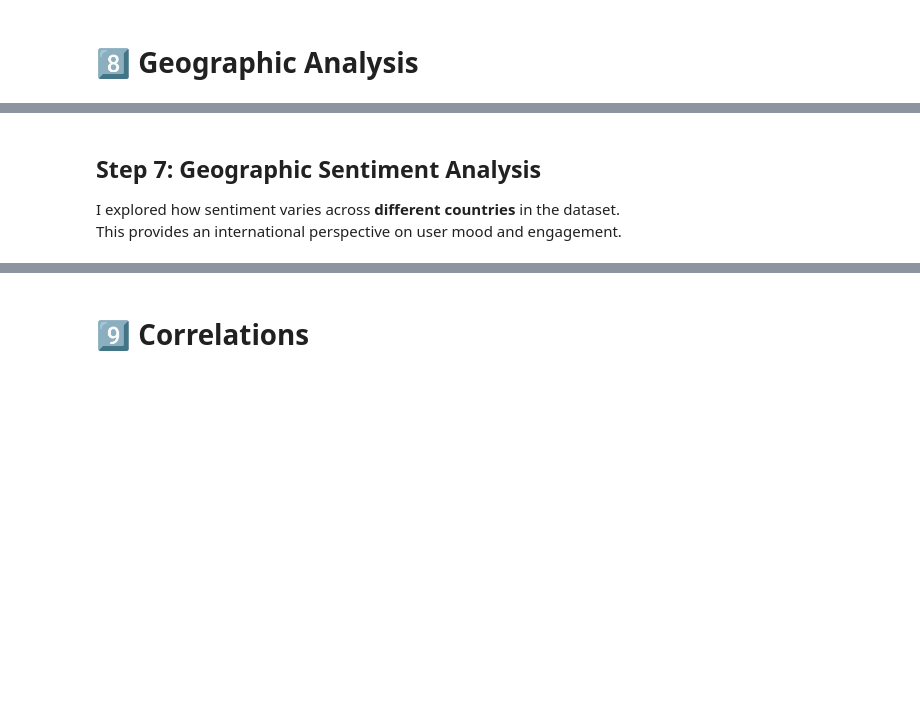
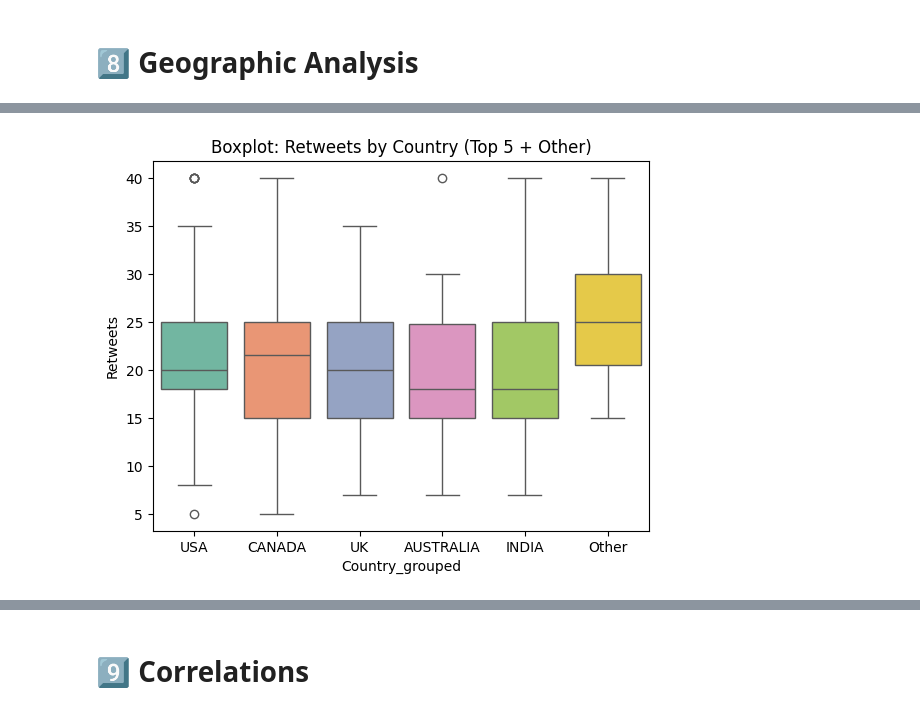
Before and after one commit to OcSpice/Sentiment-Dataset-EDA, a Jupyter notebook: EDA_on_Sentiment_Dataset.ipynb, the cells around one changed output, grey strips where cells are left out. Saved outputs shown, nothing was run; the diff lists cells and outputs as text; code cells hidden in the pictures; blank space fills up the shorter version.

```diff
--- a/EDA_on_Sentiment_Dataset.ipynb
+++ b/EDA_on_Sentiment_Dataset.ipynb
@@ -145,4 +294,8 @@ plt.show()
-# %% [markdown]
-## **Step 7: Geographic Sentiment Analysis**
-I explored how sentiment varies across **different countries** in the dataset.
-This provides an international perspective on user mood and engagement.
+# %%
+sns.boxplot(x='Country_grouped', y='Retweets', hue='Country_grouped',
+            data=df, palette="Set2", legend=False)
+
+plt.title("Boxplot: Retweets by Country (Top 5 + Other)")
+plt.show()
+# %% [output]
+[figure, added]
```
Also changed, not shown: parts of 17 cells of this notebook.
